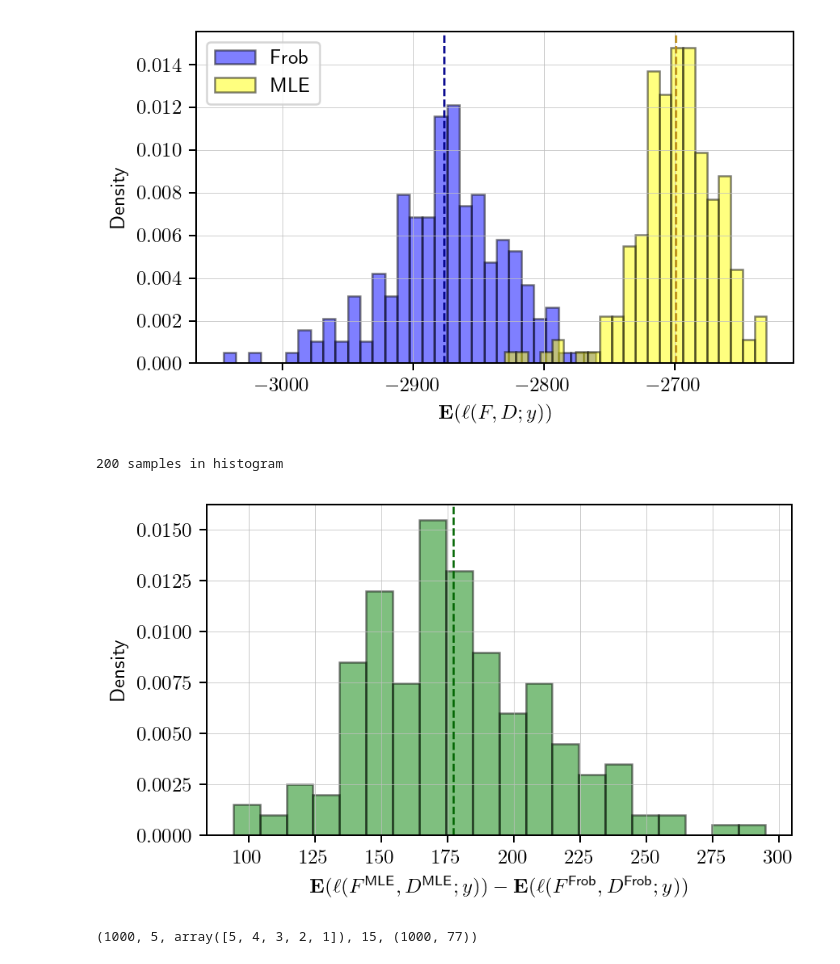
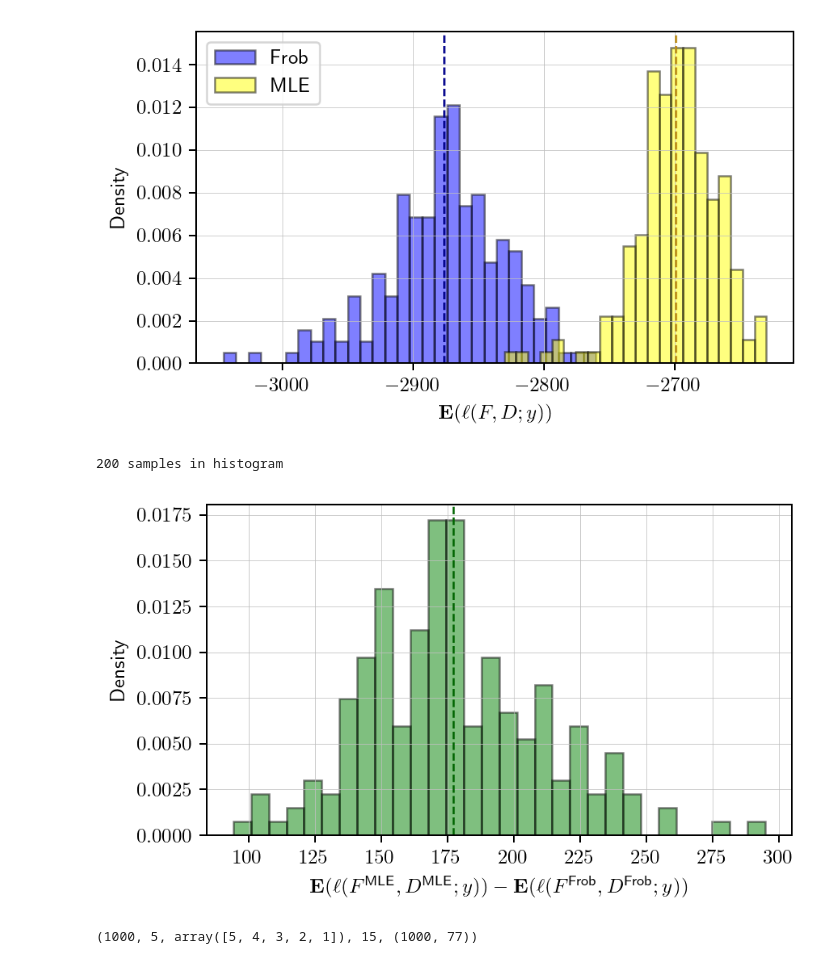
Before and after one commit to cvxgrp/multilevel_factor_model, a Jupyter notebook: examples/hist_mlr_hier_cov1k.ipynb, the cells around one changed output. Saved outputs shown, nothing was run; the diff lists cells and outputs as text; code cells hidden in the pictures.

```diff
--- a/examples/hist_mlr_hier_cov1k.ipynb
+++ b/examples/hist_mlr_hier_cov1k.ipynb
@@ -188,29 +188,29 @@ plt.savefig(f"plots/hist_{filename}.pdf", bbox_inches='tight')
 # %%
 plt.rcParams.update({
     "text.usetex": True,
     "text.latex.preamble": r"\usepackage{amsmath}"
 })
 fig, axs = plt.subplots(1, 1, figsize=(5, 3), dpi=180, sharey=True)
 
 diff = np.array(ll_distribution["mle"]["exp"]) - np.array(ll_distribution["frob"]["exp"])
 mean = np.mean(diff)
 
 print(len(ll_distribution["frob"]["exp"]), "samples in histogram")
-plt.hist(diff, bins=20, alpha=0.5, color='green', label='MLE', density=True, edgecolor='black')
+plt.hist(diff, bins=30, alpha=0.5, color='green', label='MLE', density=True, edgecolor='black')
 
 plt.axvline(mean, color='darkgreen', linestyle='--', linewidth=1)
 
 # plt.title('Distribution of expected log-likelihoods')
 plt.xlabel(r'$\mathbf{E} (\ell(F^{\text{MLE}}, D^{\text{MLE}}; y))- \mathbf{E} (\ell(F^{\text{Frob}}, D^{\text{Frob}}; y))$')
 plt.ylabel('Density')
 # plt.legend()
 plt.grid(color='silver', linestyle='-', linewidth=0.3)
 axs.grid(True)
 plt.tight_layout()
 plt.savefig(f"plots/hist_diff_{filename}.pdf", bbox_inches='tight')
 # %% [output]
 200 samples in histogram
-[figure, old version]
+[figure, new version]
 # %%
 n, L, ranks, rank, true_sparse_F.shape
 # %% [output]
```
Also changed, not shown: parts of 1 cell of this notebook, 5 other files.
